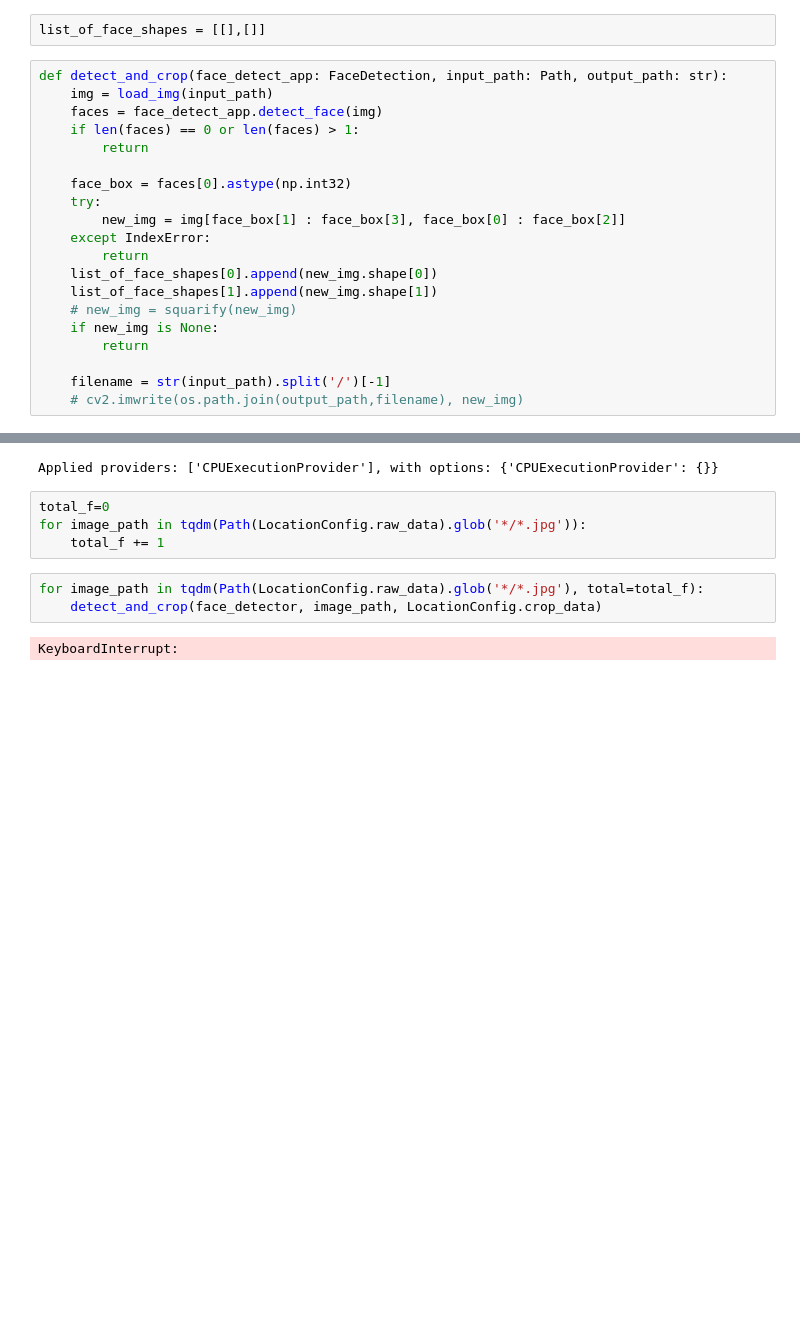
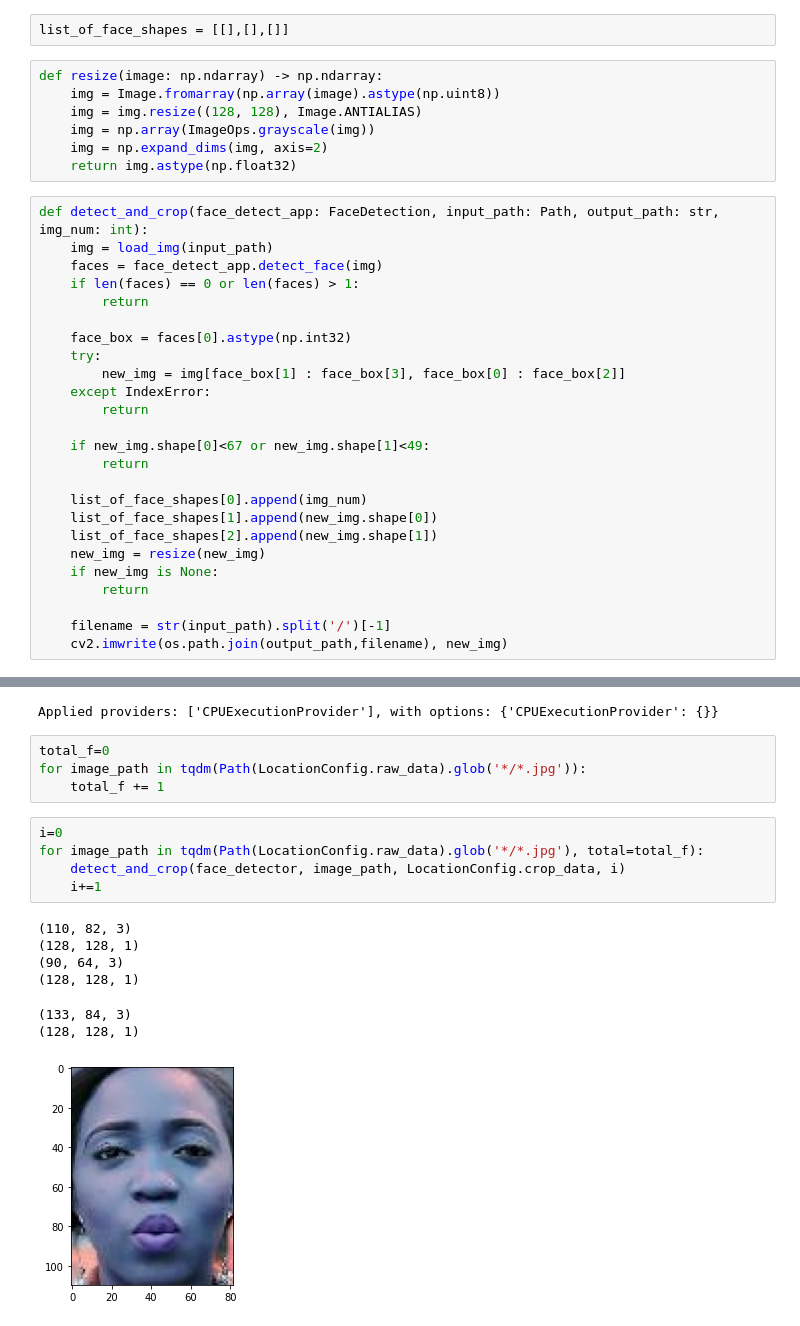
Before and after one commit to Krl1/PersonalityPyTorch, a Jupyter notebook: crop_images.ipynb, the cells around one changed output, grey strips where cells are left out. Cells and saved outputs as stored; diff of their text form; blank space fills up the shorter version.

```diff
--- a/crop_images.ipynb
+++ b/crop_images.ipynb
@@ -43,7 +19,14 @@ def squarify(img):
 # %%
-list_of_face_shapes = [[],[]]
+list_of_face_shapes = [[],[],[]]
+# %%
+def resize(image: np.ndarray) -> np.ndarray:
+    img = Image.fromarray(np.array(image).astype(np.uint8))
+    img = img.resize((128, 128), Image.ANTIALIAS)
+    img = np.array(ImageOps.grayscale(img))
+    img = np.expand_dims(img, axis=2)
+    return img.astype(np.float32)
 # %%
-def detect_and_crop(face_detect_app: FaceDetection, input_path: Path, output_path: str):
+def detect_and_crop(face_detect_app: FaceDetection, input_path: Path, output_path: str, img_num: int):
     img = load_img(input_path)
     faces = face_detect_app.detect_face(img)
     if len(faces) == 0 or len(faces) > 1:
@@ -54,14 +37,19 @@ def detect_and_crop(face_detect_app: FaceDetection, input_path: Path, output_pat
         new_img = img[face_box[1] : face_box[3], face_box[0] : face_box[2]]
     except IndexError:
         return
-    list_of_face_shapes[0].append(new_img.shape[0])
-    list_of_face_shapes[1].append(new_img.shape[1])
-    # new_img = squarify(new_img)
+
+    if new_img.shape[0]<67 or new_img.shape[1]<49:
+        return
+
+    list_of_face_shapes[0].append(img_num)
+    list_of_face_shapes[1].append(new_img.shape[0])
+    list_of_face_shapes[2].append(new_img.shape[1])
+    new_img = resize(new_img)
     if new_img is None:
         return
 
     filename = str(input_path).split('/')[-1]
-    # cv2.imwrite(os.path.join(output_path,filename), new_img)
+    cv2.imwrite(os.path.join(output_path,filename), new_img)
 # %%
 face_detector = FaceDetection()
 # %% [output]
@@ -71,7 +59,15 @@ total_f=0
 for image_path in tqdm(Path(LocationConfig.raw_data).glob('*/*.jpg')):
     total_f += 1
 # %%
+i=0
 for image_path in tqdm(Path(LocationConfig.raw_data).glob('*/*.jpg'), total=total_f):
-    detect_and_crop(face_detector, image_path, LocationConfig.crop_data)
+    detect_and_crop(face_detector, image_path, LocationConfig.crop_data, i)
+    i+=1
 # %% [output]
-KeyboardInterrupt:
+(110, 82, 3)
+(128, 128, 1)
+(90, 64, 3)
+(128, 128, 1)
+(133, 84, 3)
+(128, 128, 1)
+[figure, added]
```
Also changed, not shown: parts of 3 cells of this notebook, 7 other files.
